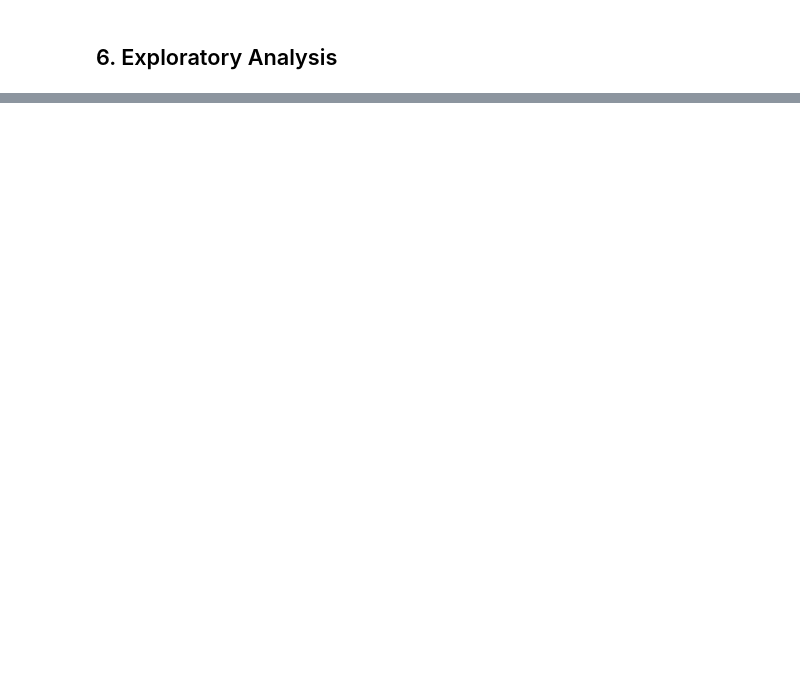
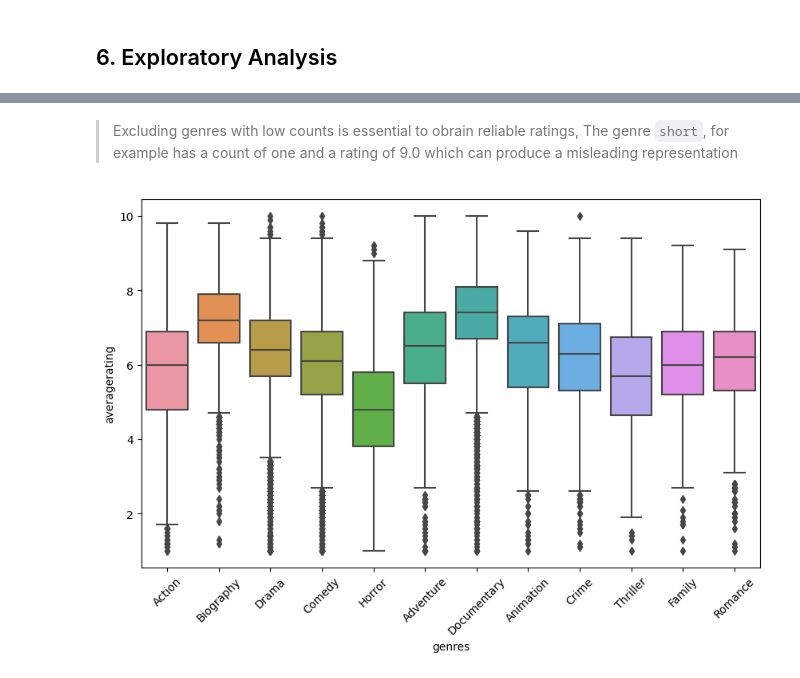
Before and after one commit to foaxy/Phase1_Project, a Jupyter notebook: index.ipynb, the cells around one changed output, grey strips where cells are left out. Drawn from its saved outputs; the diff is of its cells as text; code cells hidden in the pictures; blank space fills up the shorter version.

```diff
--- a/index.ipynb
+++ b/index.ipynb
@@ -100,0 +228,5 @@ Making sure your data matches something outside of the dataset is very important
+# %%
+# Data Reduction (dropping genres with low count)
+low_genres = df['genres'].value_counts().index[df['genres'].value_counts().values < 500].tolist()
+df = df.drop(df[df['genres'].isin(low_genres)].index)
+df['genres'].value_counts()
@@ -100,0 +247,9 @@ Making sure your data matches something outside of the dataset is very important
+# %% [markdown]
+>Excluding genres with low counts is essential to obrain reliable ratings, The genre `short`, for example has a count of one and a rating of 9.0 which can produce a misleading representation
+# %%
+plt.figure(figsize = (10, 6))
+ax = sns.boxplot(x='genres', y='averagerating', data=df)
+plt.setp(ax.artists, alpha=.5, linewidth=2, edgecolor="k")
+plt.xticks(rotation=45);
+# %% [output]
+[figure, added]
```
Also changed, not shown: parts of 68 cells of this notebook.
